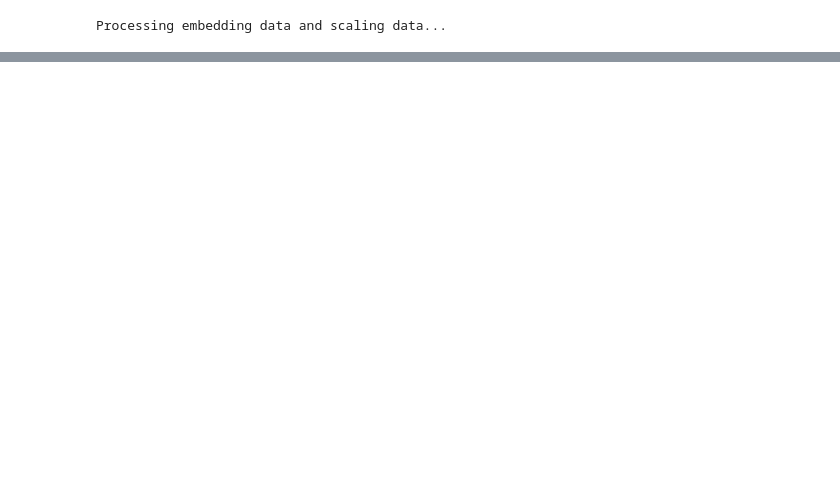
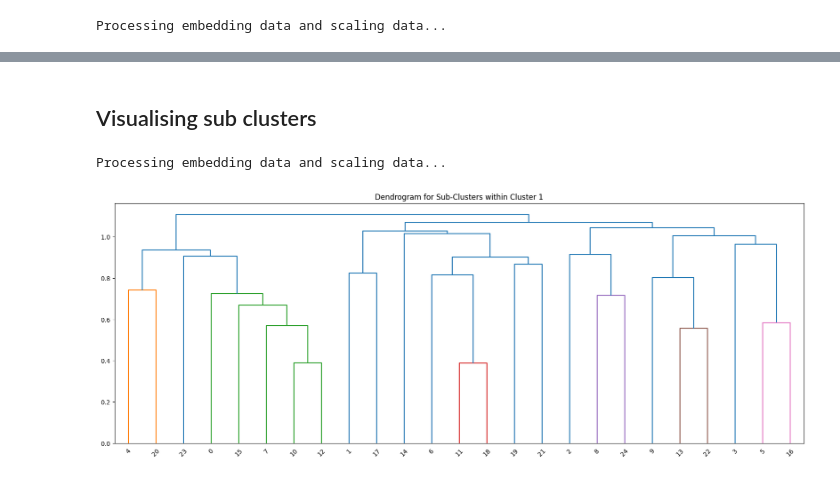
Before and after one commit to mcxraider/sph-timeline-project, a Jupyter notebook: notebooks/hierarchical_experiment.ipynb, the cells around one changed output, grey strips where cells are left out. Saved outputs shown, nothing was run; the diff lists cells and outputs as text; code cells hidden in the pictures; blank space fills up the shorter version.

Commit message:
feat: improvements to clustering

```diff
--- a/notebooks/hierarchical_experiment.ipynb
+++ b/notebooks/hierarchical_experiment.ipynb
@@ -291 +449,19 @@ Processing embedding data and scaling data...
+# %% [markdown]
+## Visualising sub clusters
+# %%
+target_cluster = 1
+target_data = df[df["Cluster_labels"] == target_cluster].reset_index()
+subset_train_embeddings = scale_body_embeddings(target_data)
+
+# Perform hierarchical clustering on the subset
+Z_target = linkage(subset_train_embeddings, method='average', metric='cosine')
+
+# Plot the dendrogram for the sub-cluster
+plt.figure(figsize=(20, 7))
+plt.title(f"Dendrogram for Sub-Clusters within Cluster {target_cluster}")
+dendrogram(Z_target)
+plt.show()
+# %% [output]
+Processing embedding data and scaling data...
+[figure, added]
 # %%
```
Also changed, not shown: parts of 33 cells of this notebook, 2 other files.
